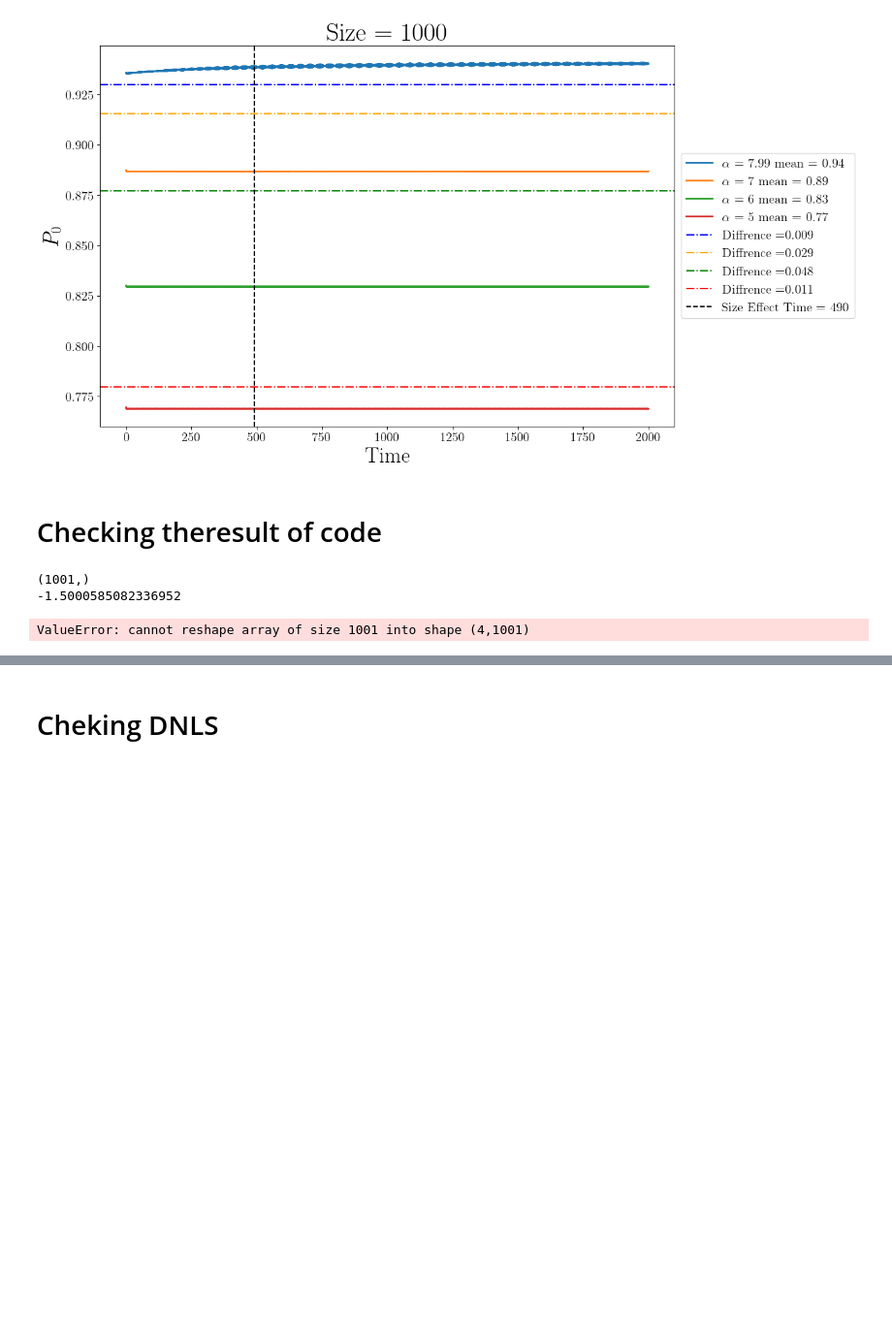
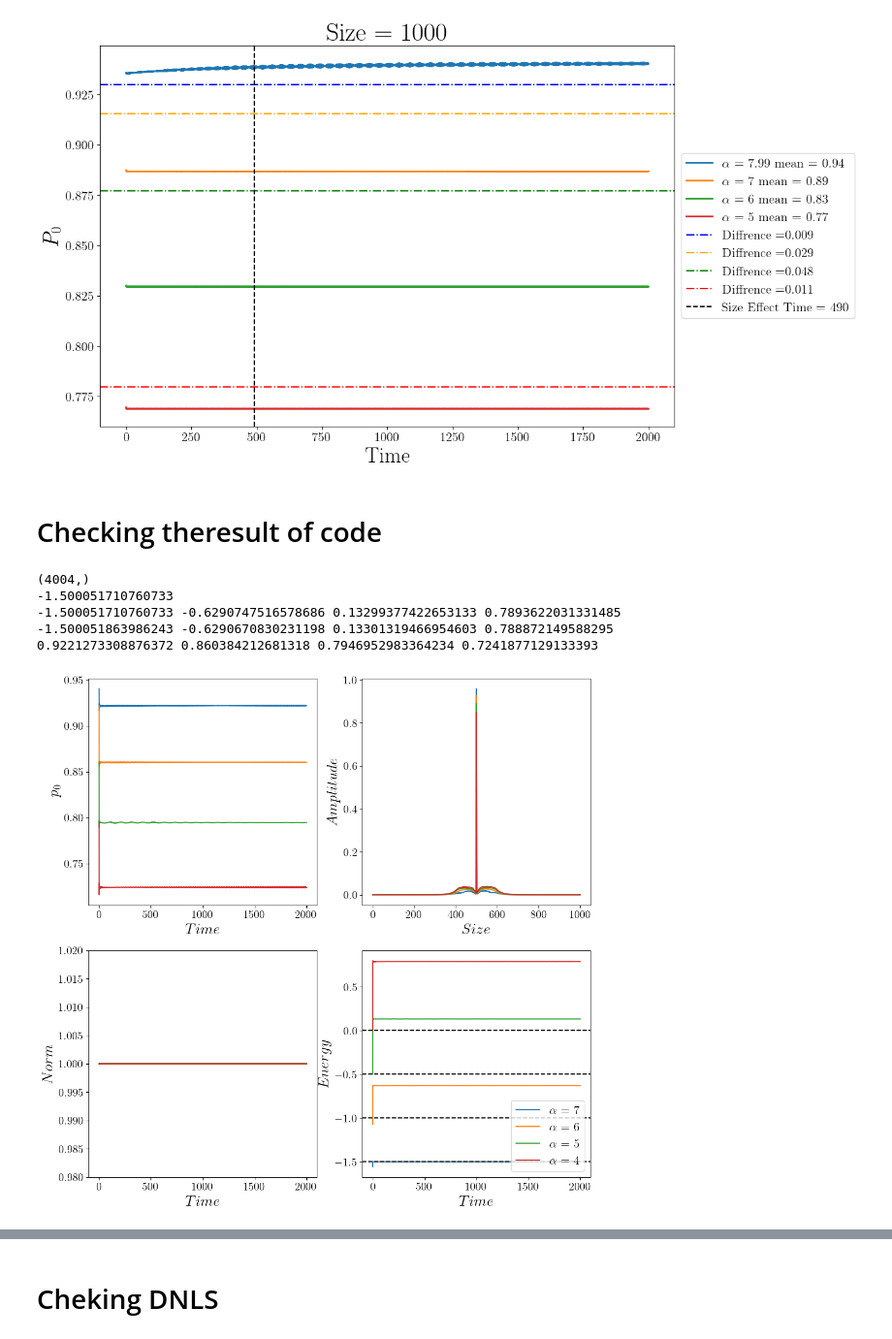
Before and after one commit to eurusebr/FeedBack, a Jupyter notebook: plot (1).ipynb, the cells around one changed output, grey strips where cells are left out. Shown at 97% size. Saved outputs shown, nothing was run; the diff lists cells and outputs as text; code cells hidden in the pictures; blank space fills up the shorter version.

```diff
--- a/plot (1).ipynb
+++ b/plot (1).ipynb
@@ -400,7 +400,7 @@ def H(a, alpha, N):
 
 
 alpha = [7,6,5,4]
-pzero = np.fromfile("./Adia/xi(0.8)/pzero.bin", dtype=np.float64).reshape(1, 2500)
+pzero = np.fromfile("./Adia/xi(0.8)/pzero.bin", dtype=np.float64).reshape(4, 2500)
 finalwave = np.loadtxt("./Adia/xi(0.8)/alphavec.txt")
 complex_array = np.array(finalwave[:, 0] + 1j * finalwave[:, 1], dtype=np.complex128)
 #complex_array = complex_array.reshape((1, -1))
@@ -441,48 +441,58 @@ Time = 2000
 N = 2500
 time = np.linspace(0, Time, N)
 newtime = np.linspace(0, Time, N + 1)
-fig, ax = plt.subplots(nrows=2, ncols=2,figsize=(16, 16))
+fig, ax = plt.subplots(nrows=2, ncols=2,figsize=(12, 12))
 ax[0,0].plot(time, pzero[0])
 ax[0,0].plot(time, pzero[1])
 ax[0,0].plot(time, pzero[2])
+ax[0,0].plot(time, pzero[3])
 ax[0,0].set_xlabel(r'$Time$')
 ax[0,0].set_ylabel(r'$p_0$')
 
 ax[0,1].plot(np.abs(complex_data[0]))
 ax[0,1].plot(np.abs(complex_data[1]))
 ax[0,1].plot(np.abs(complex_data[2]))
+ax[0,1].plot(np.abs(complex_data[3]))
 ax[0,1].set_xlabel(r'$Size$')
 ax[0,1].set_ylabel(r'$Amplitude$')
 
 
-print(H(complex_data[0], alpha[1], 1001).real, H(complex_data[1], alpha[2], 1001).real, H(complex_data[2], alpha[3], 1001).real)
-print(energy[0,2401],energy[1,2401],energy[2,2401])
+print(H(complex_data[0], alpha[0], 1001).real, H(complex_data[1], alpha[1], 1001).real, H(complex_data[2], alpha[2], 1001).real, H(complex_data[3], alpha[3], 1001).real)
+print(energy[0,2401],energy[1,2401],energy[2,2401], energy[3,2401])
 
 
 
 
 ax[1,0].plot(newtime, norm[0])
 ax[1,0].plot(newtime, norm[1])
 ax[1,0].plot(newtime, norm[2])
+ax[1,0].plot(newtime, norm[3])
 ax[1,0].set_ylim(0.98,1.02)
 ax[1,0].set_xlabel(r'$Time$')
 ax[1,0].set_ylabel(r'$Norm$')
 
 ax[1,1].plot(newtime, energy[0], label = r"$\alpha$ = " + str(alpha[0]))
 ax[1,1].plot(newtime, energy[1], label = r"$\alpha$ = " + str(alpha[1]))
 ax[1,1].plot(newtime, energy[2], label = r"$\alpha$ = " + str(alpha[2]))
+ax[1,1].plot(newtime, energy[3], label = r"$\alpha$ = " + str(alpha[3]))
+
 ax[1,1].axhline(y = -1.5, color = 'black', linestyle = '--')
 ax[1,1].axhline(y = -1, color = 'black', linestyle = '--')
 ax[1,1].axhline(y = -0.5, color = 'black', linestyle = '--')
+ax[1,1].axhline(y = 0, color = 'black', linestyle = '--')
+
 ax[1,1].set_xlabel(r'$Time$')
 ax[1,1].set_ylabel(r'$Energy$')
 ax[1,1].legend(fontsize = 16)
 
-print(np.mean(pzero[0]), np.mean(pzero[1]), np.mean(pzero[2]))
+print(np.mean(pzero[0]), np.mean(pzero[1]), np.mean(pzero[2]), np.mean(pzero[3]))
 # %% [output]
-(1001,)
--1.5000585082336952
+(4004,)
+-1.500051710760733
+-1.500051710760733 -0.6290747516578686 0.13299377422653133 0.7893622031331485
+-1.500051863986243 -0.6290670830231198 0.13301319466954603 0.788872149588295
+0.9221273308876372 0.860384212681318 0.7946952983364234 0.7241877129133393
-ValueError: cannot reshape array of size 1001 into shape (4,1001)
+[figure, added]
 # %%
 alpha = [7,6,5]
 size = 2500
```
Also changed, not shown: parts of 4 cells of this notebook.
